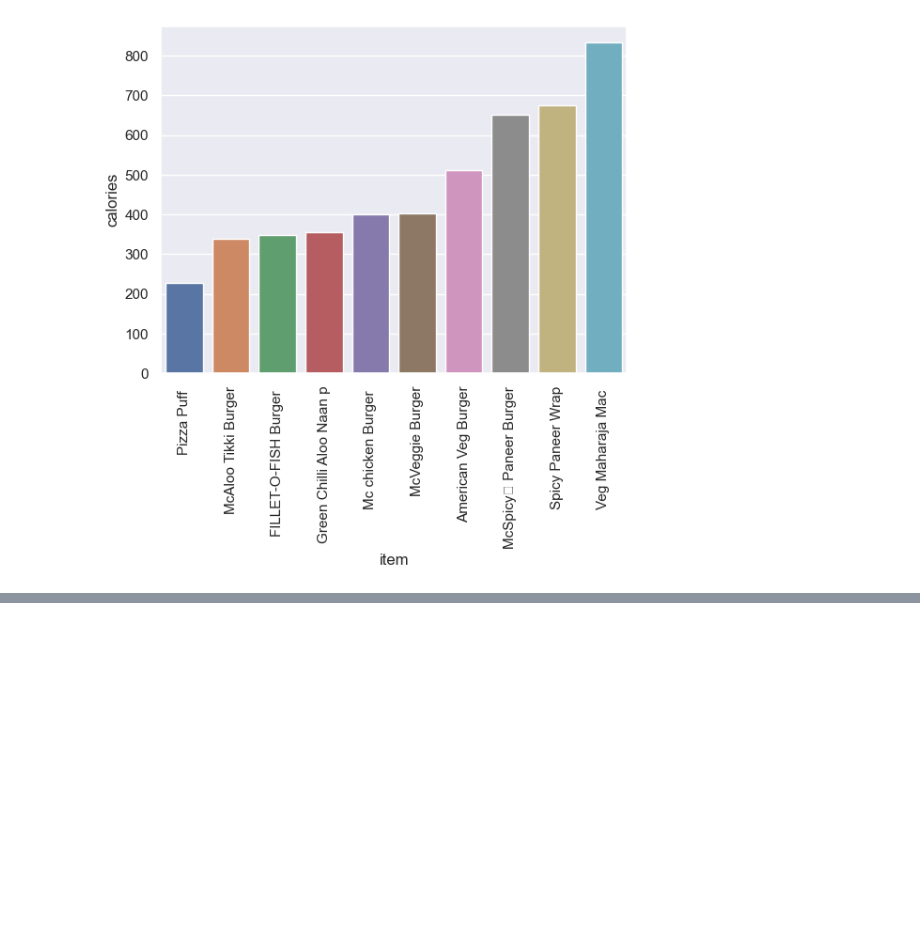
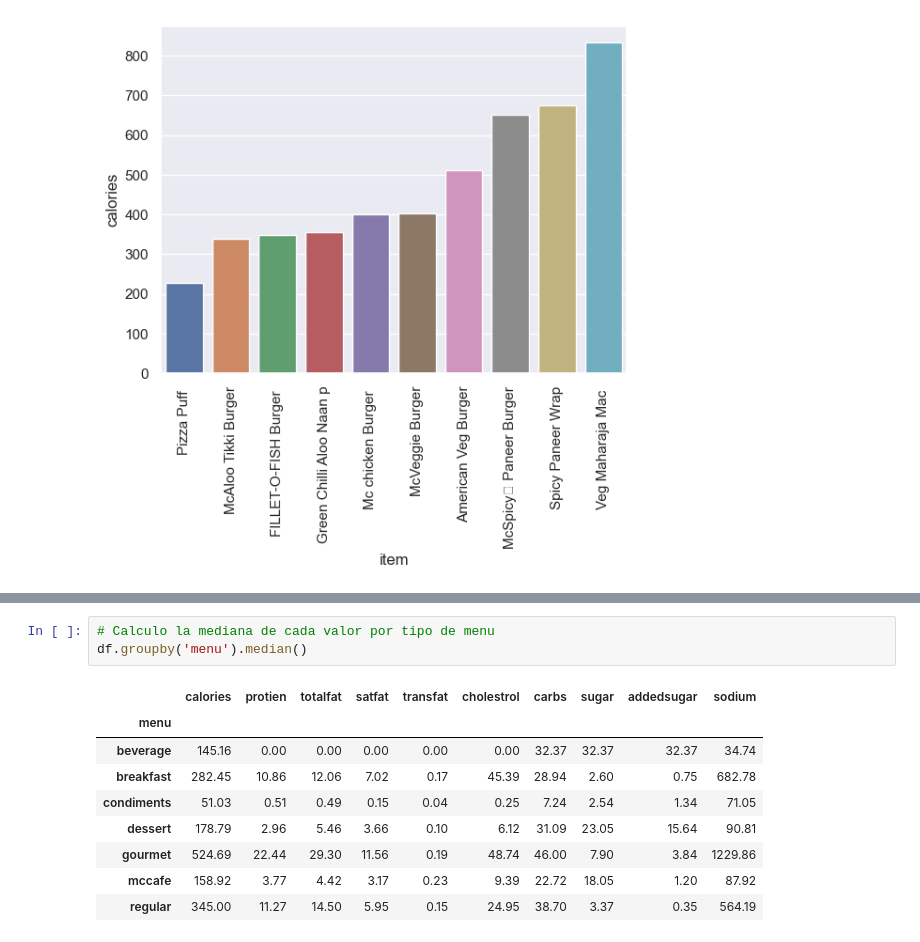
Before and after one commit to DataMasterBI/mcdonalds, a Jupyter notebook: EDA.ipynb, the cells around one changed output, grey strips where cells are left out. Drawn from its saved outputs; the diff is of its cells as text; blank space fills up the shorter version.

Commit message:
Agrupo y calculo la mediana

```diff
--- a/EDA.ipynb
+++ b/EDA.ipynb
@@ -140,0 +158,13 @@ plt.xticks(rotation=90)
+# %%
+# Calculo la mediana de cada valor por tipo de menu
+df.groupby('menu').median()
+# %% [output]
+|  | calories | protien | totalfat | satfat | transfat | cholestrol | carbs | sugar | addedsugar | sodium |
+| menu |  |  |  |  |  |  |  |  |  |  |
+| beverage | 145.16 | 0.00 | 0.00 | 0.00 | 0.00 | 0.00 | 32.37 | 32.37 | 32.37 | 34.74 |
+| breakfast | 282.45 | 10.86 | 12.06 | 7.02 | 0.17 | 45.39 | 28.94 | 2.60 | 0.75 | 682.78 |
+| condiments | 51.03 | 0.51 | 0.49 | 0.15 | 0.04 | 0.25 | 7.24 | 2.54 | 1.34 | 71.05 |
+| dessert | 178.79 | 2.96 | 5.46 | 3.66 | 0.10 | 6.12 | 31.09 | 23.05 | 15.64 | 90.81 |
+| gourmet | 524.69 | 22.44 | 29.30 | 11.56 | 0.19 | 48.74 | 46.00 | 7.90 | 3.84 | 1229.86 |
+| mccafe | 158.92 | 3.77 | 4.42 | 3.17 | 0.23 | 9.39 | 22.72 | 18.05 | 1.20 | 87.92 |
+| regular | 345.00 | 11.27 | 14.50 | 5.95 | 0.15 | 24.95 | 38.70 | 3.37 | 0.35 | 564.19 |
```
Also changed, not shown: parts of 3 cells of this notebook.
